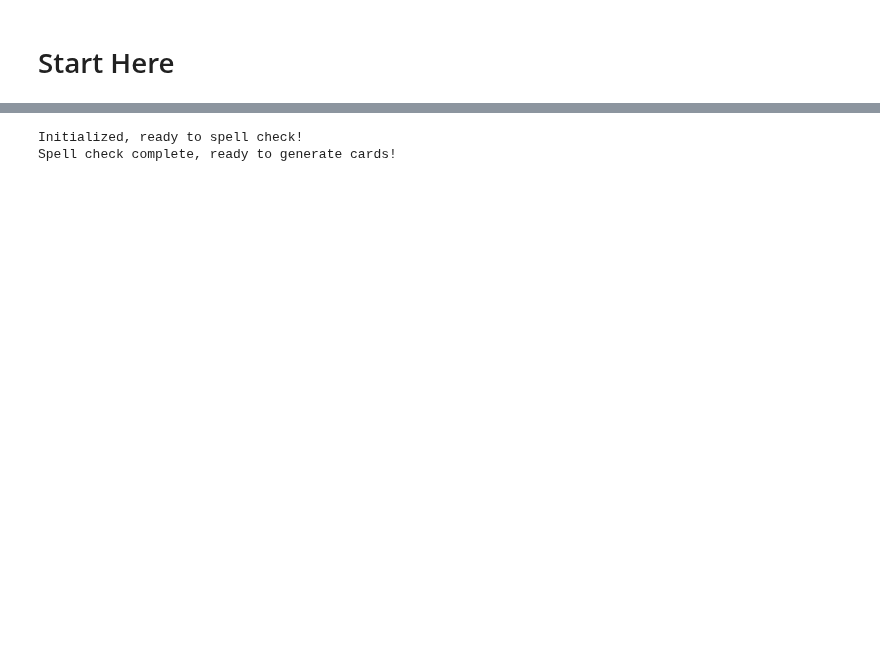
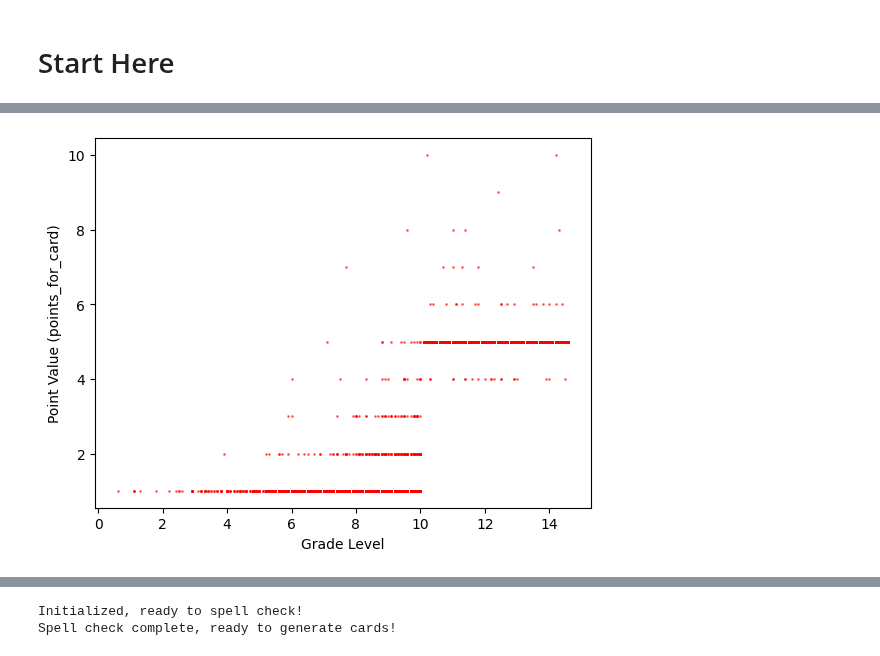
Before and after one commit to grahamwaters/Mimikers, a Jupyter notebook: card_creator.ipynb, the cells around one changed output, grey strips where cells are left out. Saved outputs shown, nothing was run; the diff lists cells and outputs as text; code cells hidden in the pictures; blank space fills up the shorter version.

```diff
--- a/card_creator.ipynb
+++ b/card_creator.ipynb
@@ -28,3 +44,24 @@ stopwords = stopwords.words('english')
 # %%
 with open('ppn_deck.json', 'r') as read_file:
     card_deck = json.load(read_file)
+# %%
+# for each of the cards, generate a grade_level score and add it to the json file under the key "grade_level"
+for card in tqdm(card_deck):
+    summary = card['summary']
+    grade_level = determine_grade_level(summary)
+    card['grade_level'] = grade_level
+# %%
+# convert the card_deck to a json file, to a df using pandas and then to a csv file
+with open("ppn_deck_cleaned.json", "w") as write_file:
+    json.dump(card_deck, write_file, indent=4)
+
+# read card_deck from ppn_deck.json file
+# with open("ppn_deck.json", "r") as read_file:
+# card_deck = json.load(read_file)
+with open("ppn_deck_cleaned.json", "r") as read_file:
+    card_deck = json.load(read_file)
+
+# convert card_deck to a pandas dataframe
+import pandas as pd
+df = pd.DataFrame(card_deck)
+df.head()
@@ -30,0 +212,19 @@ with open('ppn_deck.json', 'r') as read_file:
+# %%
+# remove cards that are beyond the 95th percentile using IQR method
+# calculate the 95th percentile
+grade_level_95th_percentile = df['grade_level'].quantile(0.95)
+# remove cards that are beyond the 95th percentile
+df = df[df['grade_level'] < grade_level_95th_percentile]
+# remove any cards with negative point values or grade levels
+df = df[df['point_value'] > 0]
+df = df[df['grade_level'] > 0]
+# show the distribution of grade levels
+
+# plot grade levels vs point values
+import matplotlib.pyplot as plt
+plt.scatter(df['grade_level'], df['points_for_card'], color='red', alpha=0.5, s=1)
+plt.xlabel('Grade Level')
+plt.ylabel('Point Value (points_for_card)')
+plt.show()
+# %% [output]
+[figure, added]
```
Also changed, not shown: parts of 16 cells of this notebook, 14 other files.
